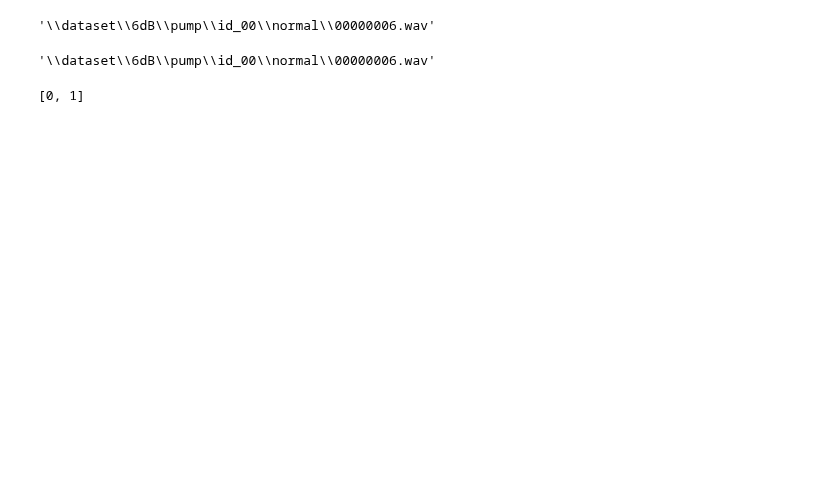
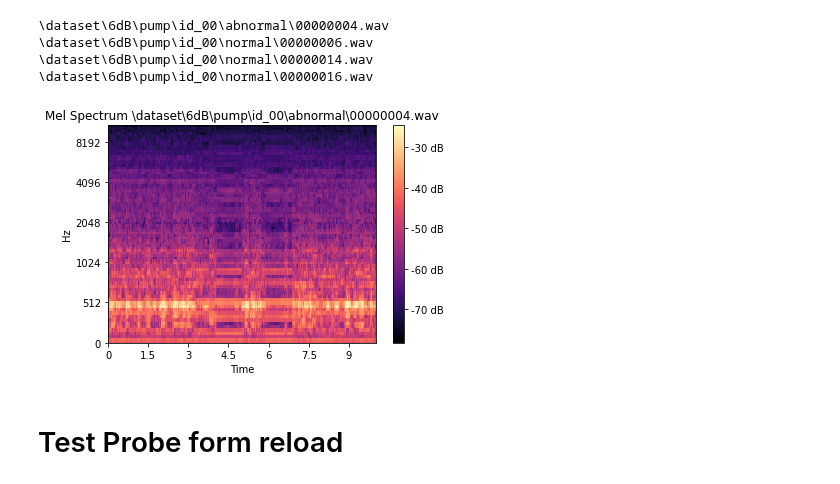
Before and after one commit to BA-HanseML/NF_Prj_MIMII_Dataset, a Jupyter notebook: feature_extraction_diagrams/extdia_v0_dev.ipynb, the cells around one changed output. Saved outputs shown, nothing was run; the diff lists cells and outputs as text; code cells hidden in the pictures; blank space fills up the shorter version.

```diff
--- a/feature_extraction_diagrams/extdia_v0_dev.ipynb
+++ b/feature_extraction_diagrams/extdia_v0_dev.ipynb
@@ -56,14 +50,2 @@ PSD_den
 # %%
-dd = pickle.load( open( r'A:\Dev\NF_Prj_MIMII_Dataset\feature_extraction_diagrams\extdia_v0_testout\pump6dB00_EDiaV0_outpMEL_den.pkl', "rb" ))
+dd = pickle.load( open( r'.\extdia_v0_testout\pump6dB00_EDiaV0_outpMEL_den.pkl', "rb" ))
-# %%
-dd[1]['para_dict']['wave_filepath']
-# %% [output]
-'\\dataset\\6dB\\pump\\id_00\\normal\\00000006.wav'
-# %%
-ed[0].outport_akkulist['MEL_den'][0]['para_dict']['wave_filepath']
-# %% [output]
-'\\dataset\\6dB\\pump\\id_00\\normal\\00000006.wav'
-# %%
-ed[0].target_akkulist
-# %% [output]
-[0, 1]
@@ -71,0 +52,14 @@ df.datafileIDX
+# %%
+for i in range(4):
+    print(dd[i]['para_dict']['wave_filepath'])
+# %% [output]
+\dataset\6dB\pump\id_00\abnormal\00000004.wav
+\dataset\6dB\pump\id_00\normal\00000006.wav
+\dataset\6dB\pump\id_00\normal\00000014.wav
+\dataset\6dB\pump\id_00\normal\00000016.wav
+# %%
+feature_extractor_from_dict(dd[0],BASE_FOLDER).plot()
+# %% [output]
+[figure, added]
+# %% [markdown]
+# Test Probe form reload
```
Also changed, not shown: parts of 5 cells of this notebook, 16 other files.
